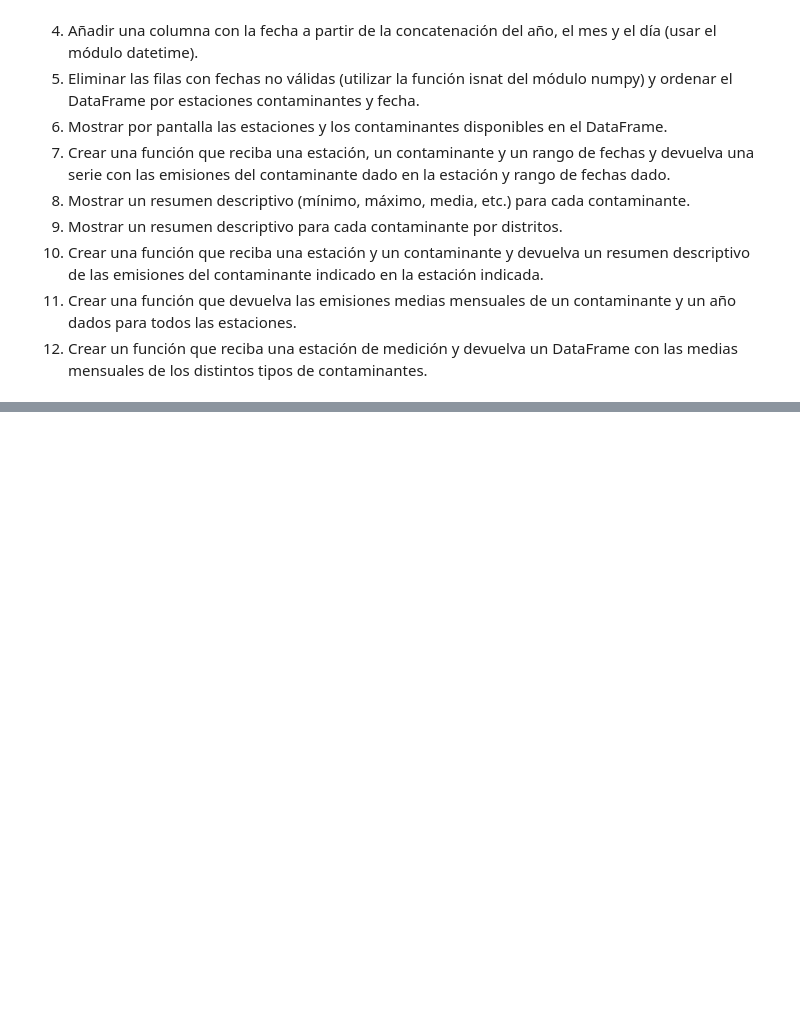
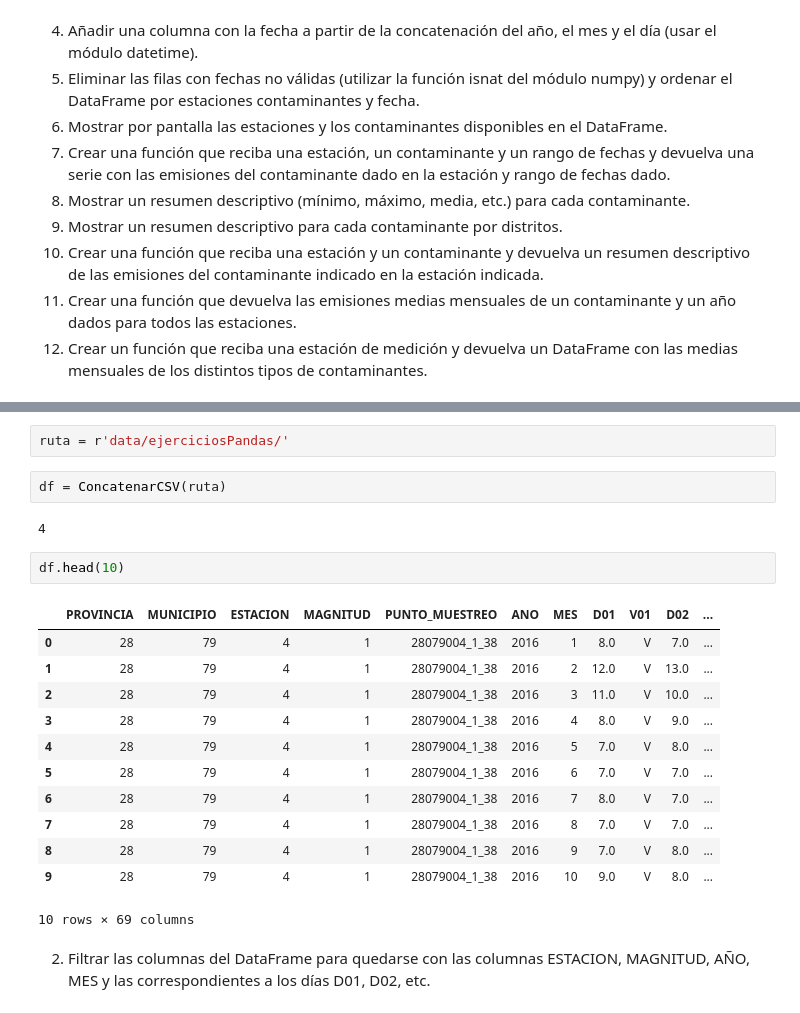
Before and after one commit to javipiazza94/Data-Science-TBB, a Jupyter notebook: SCRIPTS/Legal/Ejercicios.ipynb, the cells around one changed output, grey strips where cells are left out. Cells and saved outputs as stored; diff of their text form; blank space fills up the shorter version.

```diff
--- a/SCRIPTS/Legal/Ejercicios.ipynb
+++ b/SCRIPTS/Legal/Ejercicios.ipynb
@@ -473,0 +492,23 @@ Los ficheros emisiones-2016.csv, emisiones-2017.csv, emisiones-2018.csv y emisio
+# %%
+ruta = r'data/ejerciciosPandas/'
+# %%
+df = ConcatenarCSV(ruta)
+# %% [output]
+4
+# %%
+df.head(10)
+# %% [output]
+|  | PROVINCIA | MUNICIPIO | ESTACION | MAGNITUD | PUNTO_MUESTREO | ANO | MES | D01 | V01 | D02 | ... |
+| 0 | 28 | 79 | 4 | 1 | 28079004_1_38 | 2016 | 1 | 8.0 | V | 7.0 | ... |
+| 1 | 28 | 79 | 4 | 1 | 28079004_1_38 | 2016 | 2 | 12.0 | V | 13.0 | ... |
+| 2 | 28 | 79 | 4 | 1 | 28079004_1_38 | 2016 | 3 | 11.0 | V | 10.0 | ... |
+| 3 | 28 | 79 | 4 | 1 | 28079004_1_38 | 2016 | 4 | 8.0 | V | 9.0 | ... |
+| 4 | 28 | 79 | 4 | 1 | 28079004_1_38 | 2016 | 5 | 7.0 | V | 8.0 | ... |
+| 5 | 28 | 79 | 4 | 1 | 28079004_1_38 | 2016 | 6 | 7.0 | V | 7.0 | ... |
+| 6 | 28 | 79 | 4 | 1 | 28079004_1_38 | 2016 | 7 | 8.0 | V | 7.0 | ... |
+| 7 | 28 | 79 | 4 | 1 | 28079004_1_38 | 2016 | 8 | 7.0 | V | 7.0 | ... |
+| 8 | 28 | 79 | 4 | 1 | 28079004_1_38 | 2016 | 9 | 7.0 | V | 8.0 | ... |
+| 9 | 28 | 79 | 4 | 1 | 28079004_1_38 | 2016 | 10 | 9.0 | V | 8.0 | ... |
+10 rows × 69 columns
+# %% [markdown]
+2. Filtrar las columnas del DataFrame para quedarse con las columnas ESTACION, MAGNITUD, AÑO, MES y las correspondientes a los días D01, D02, etc.
```
Also changed, not shown: parts of 39 cells of this notebook, 4 other files.
